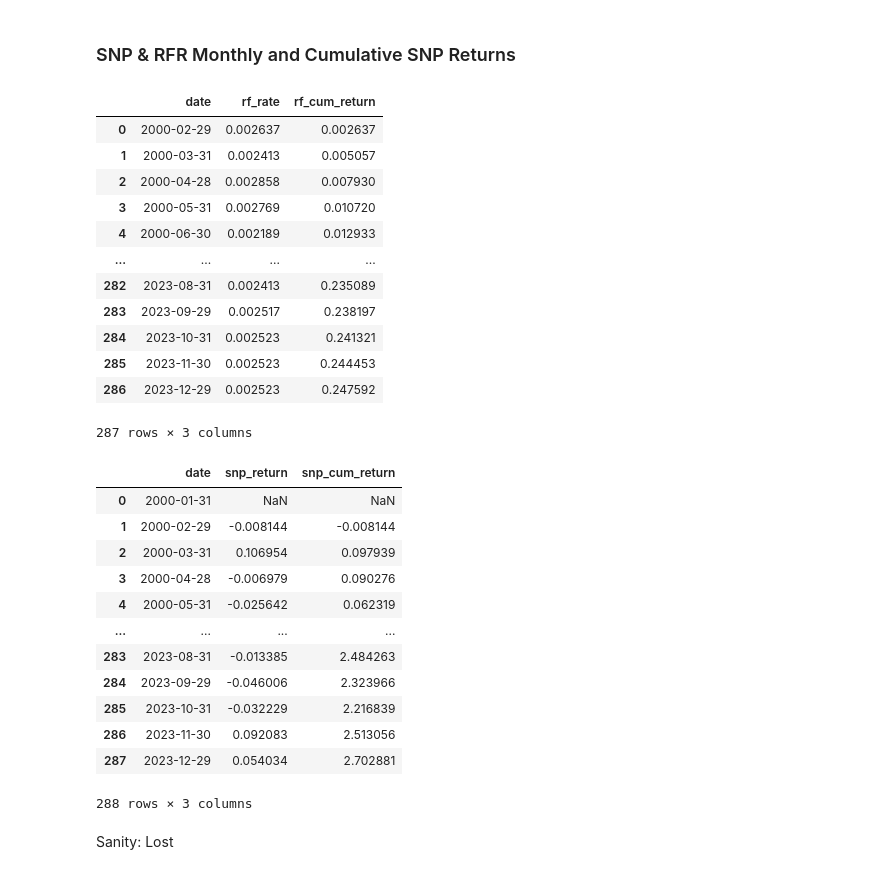
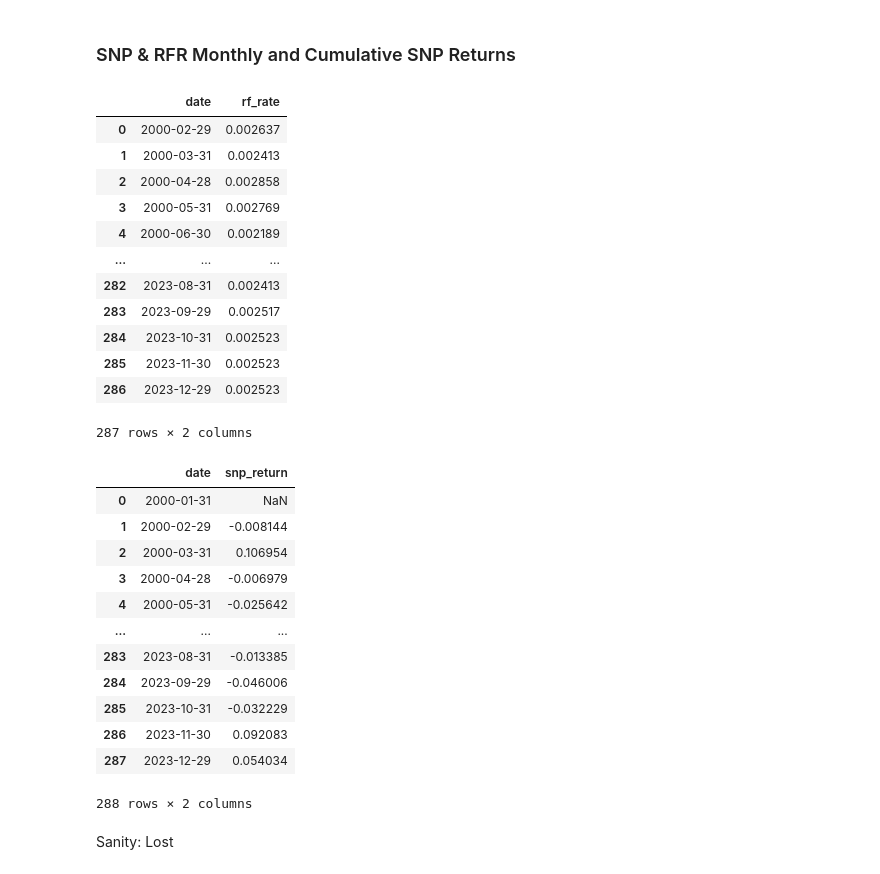
Before and after one commit to veervohra03/CashHedged, a Jupyter notebook: Veer-Base.ipynb, the cells around one changed output. Drawn from its saved outputs; the diff is of its cells as text; code cells hidden in the pictures.

```diff
--- a/Veer-Base.ipynb
+++ b/Veer-Base.ipynb
@@ -118,63 +118,58 @@ last_trading_days
 # %%
 def calculate_cumulative_returns(daily_returns, dates):
     cumulative_returns = []
     for i in range(len(dates) - 1):
         start_date, end_date = dates[i], dates[i + 1]
         mask = (daily_returns['date'] >= start_date) & (daily_returns['date'] < end_date)
         returns_in_range = daily_returns.loc[mask, 'daily_rf_rate']
         if not returns_in_range.empty:
             num_days = len(returns_in_range)
             annualized_compounded_rate = np.prod(1 + returns_in_range) - 1
             cumulative_return = (1 + annualized_compounded_rate) ** (12 / num_days) - 1
         else:
             cumulative_return = np.nan
         cumulative_returns.append({'date': end_date, 'rf_rate': cumulative_return})
     return pd.DataFrame(cumulative_returns)
 
 risk_free_data = calculate_cumulative_returns(risk_free_data, last_trading_days['last_trade_date'])
 
-risk_free_data['rf_cum_return'] = (1 + risk_free_data['rf_rate']).cumprod() - 1
-
 risk_free_data
 # %% [output]
-|  | date | rf_rate | rf_cum_return |
-| 0 | 2000-02-29 | 0.002637 | 0.002637 |
-| 1 | 2000-03-31 | 0.002413 | 0.005057 |
-| 2 | 2000-04-28 | 0.002858 | 0.007930 |
-| 3 | 2000-05-31 | 0.002769 | 0.010720 |
-| 4 | 2000-06-30 | 0.002189 | 0.012933 |
-| ... | ... | ... | ... |
-| 282 | 2023-08-31 | 0.002413 | 0.235089 |
-| 283 | 2023-09-29 | 0.002517 | 0.238197 |
-| 284 | 2023-10-31 | 0.002523 | 0.241321 |
-| 285 | 2023-11-30 | 0.002523 | 0.244453 |
-| 286 | 2023-12-29 | 0.002523 | 0.247592 |
+|  | date | rf_rate |
+| 0 | 2000-02-29 | 0.002637 |
+| 1 | 2000-03-31 | 0.002413 |
+| 2 | 2000-04-28 | 0.002858 |
+| 3 | 2000-05-31 | 0.002769 |
+| 4 | 2000-06-30 | 0.002189 |
+| ... | ... | ... |
+| 282 | 2023-08-31 | 0.002413 |
+| 283 | 2023-09-29 | 0.002517 |
+| 284 | 2023-10-31 | 0.002523 |
+| 285 | 2023-11-30 | 0.002523 |
+| 286 | 2023-12-29 | 0.002523 |
-287 rows × 3 columns
+287 rows × 2 columns
 # %%
 sp500_data = pd.merge(last_trading_days[['last_trade_date']], sp500_data, left_on='last_trade_date', right_on='date', how='left')
 
 sp500_data['snp_return'] = sp500_data['snp_prc'].pct_change()
 
-sp500_data['log_temp_return'] = np.log1p(sp500_data['snp_return'])
-sp500_data['snp_cum_return'] = np.expm1(sp500_data['log_temp_return'].cumsum())
-
-sp500_data.drop(columns=['last_trade_date', 'log_temp_return', 'snp_prc', 'daily_return'], axis=1, inplace=True)
+sp500_data.drop(columns=['last_trade_date', 'snp_prc', 'daily_return'], axis=1, inplace=True)
 
 sp500_data
 # %% [output]
-|  | date | snp_return | snp_cum_return |
-| 0 | 2000-01-31 | NaN | NaN |
-| 1 | 2000-02-29 | -0.008144 | -0.008144 |
-| 2 | 2000-03-31 | 0.106954 | 0.097939 |
-| 3 | 2000-04-28 | -0.006979 | 0.090276 |
-| 4 | 2000-05-31 | -0.025642 | 0.062319 |
-| ... | ... | ... | ... |
-| 283 | 2023-08-31 | -0.013385 | 2.484263 |
-| 284 | 2023-09-29 | -0.046006 | 2.323966 |
-| 285 | 2023-10-31 | -0.032229 | 2.216839 |
-| 286 | 2023-11-30 | 0.092083 | 2.513056 |
-| 287 | 2023-12-29 | 0.054034 | 2.702881 |
+|  | date | snp_return |
+| 0 | 2000-01-31 | NaN |
+| 1 | 2000-02-29 | -0.008144 |
+| 2 | 2000-03-31 | 0.106954 |
+| 3 | 2000-04-28 | -0.006979 |
+| 4 | 2000-05-31 | -0.025642 |
+| ... | ... | ... |
+| 283 | 2023-08-31 | -0.013385 |
+| 284 | 2023-09-29 | -0.046006 |
+| 285 | 2023-10-31 | -0.032229 |
+| 286 | 2023-11-30 | 0.092083 |
+| 287 | 2023-12-29 | 0.054034 |
-288 rows × 3 columns
+288 rows × 2 columns
 # %% [markdown]
 Sanity: Lost
 # %% [markdown]
```
Also changed, not shown: parts of 9 cells of this notebook.
